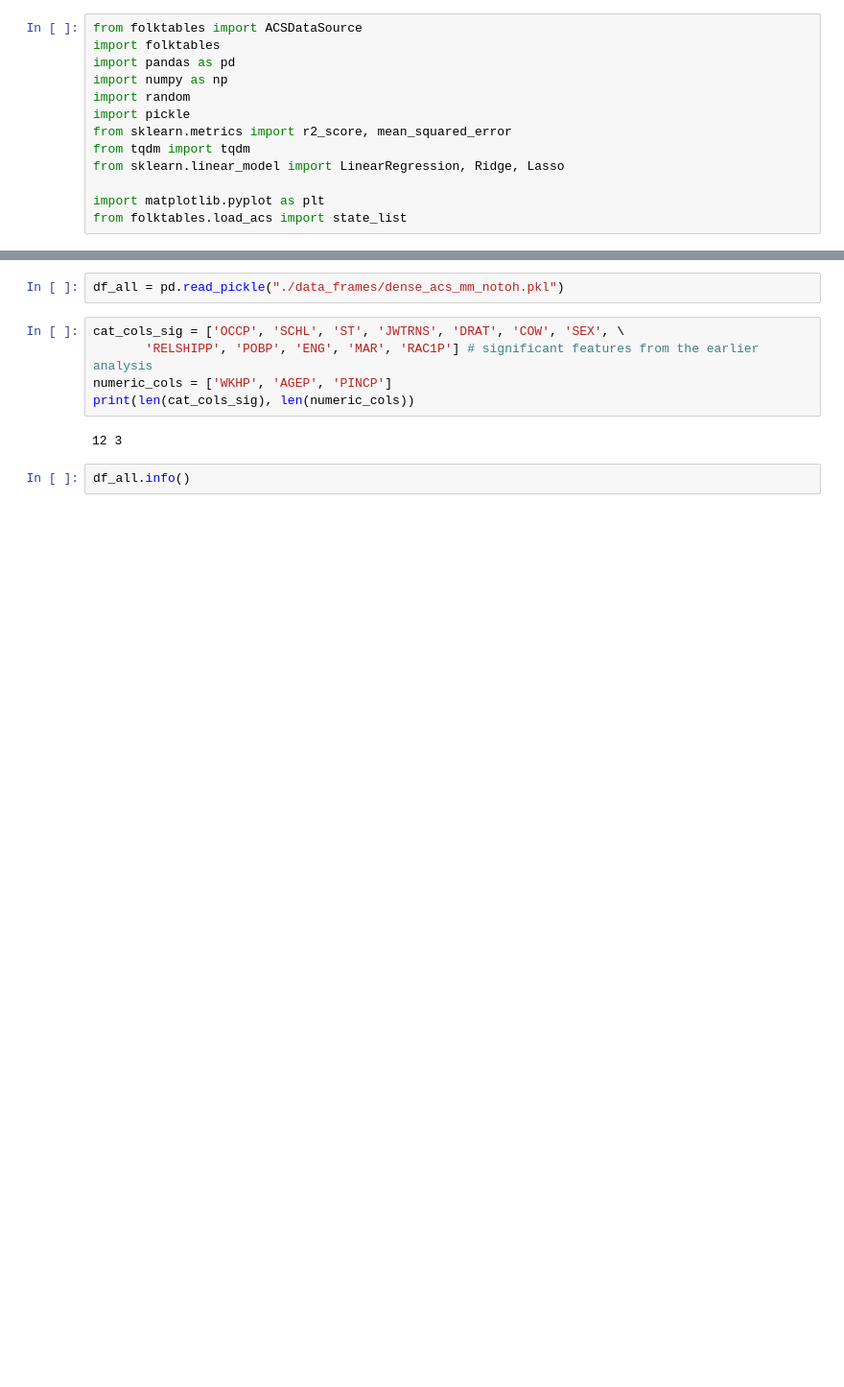
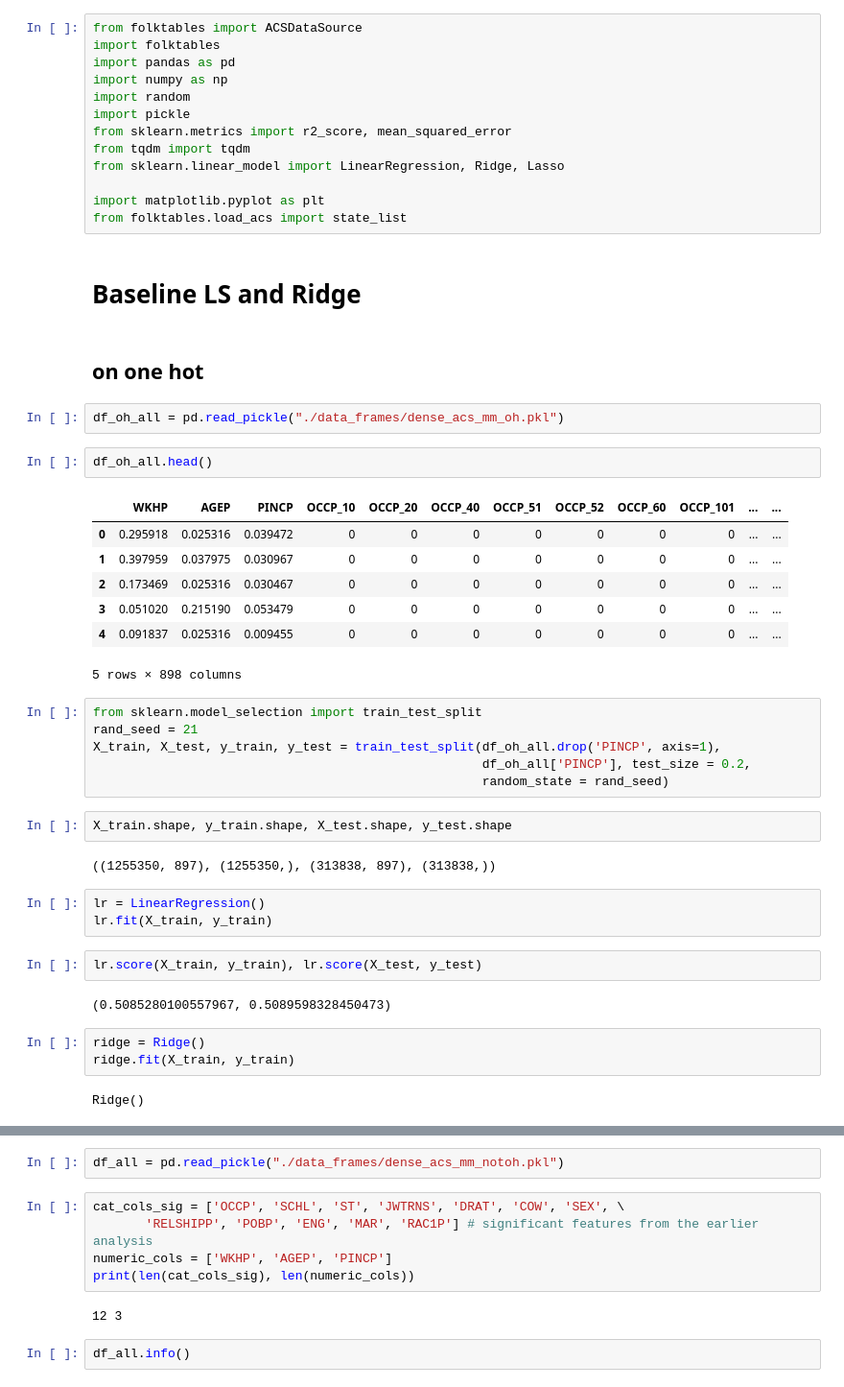
Before and after one commit to krishnacharya/multidecomp, a Jupyter notebook: nonlinearmodelsCheck.ipynb, the cells around one changed output, grey strips where cells are left out. Shown at 96% size. Drawn from its saved outputs; the diff is of its cells as text; blank space fills up the shorter version.

```diff
--- a/nonlinearmodelsCheck.ipynb
+++ b/nonlinearmodelsCheck.ipynb
@@ -11,3 +11,41 @@ from sklearn.linear_model import LinearRegression, Ridge, Lasso
 
 import matplotlib.pyplot as plt
 from folktables.load_acs import state_list
+# %% [markdown]
+# Baseline LS and Ridge
+# %% [markdown]
+## on one hot
+# %%
+df_oh_all = pd.read_pickle("./data_frames/dense_acs_mm_oh.pkl")
+# %%
+df_oh_all.head()
+# %% [output]
+|  | WKHP | AGEP | PINCP | OCCP_10 | OCCP_20 | OCCP_40 | OCCP_51 | OCCP_52 | OCCP_60 | OCCP_101 | ... | ... |
+| 0 | 0.295918 | 0.025316 | 0.039472 | 0 | 0 | 0 | 0 | 0 | 0 | 0 | ... | ... |
+| 1 | 0.397959 | 0.037975 | 0.030967 | 0 | 0 | 0 | 0 | 0 | 0 | 0 | ... | ... |
+| 2 | 0.173469 | 0.025316 | 0.030467 | 0 | 0 | 0 | 0 | 0 | 0 | 0 | ... | ... |
+| 3 | 0.051020 | 0.215190 | 0.053479 | 0 | 0 | 0 | 0 | 0 | 0 | 0 | ... | ... |
+| 4 | 0.091837 | 0.025316 | 0.009455 | 0 | 0 | 0 | 0 | 0 | 0 | 0 | ... | ... |
+5 rows × 898 columns
+# %%
+from sklearn.model_selection import train_test_split
+rand_seed = 21
+X_train, X_test, y_train, y_test = train_test_split(df_oh_all.drop('PINCP', axis=1),
+                                                    df_oh_all['PINCP'], test_size = 0.2,
+                                                    random_state = rand_seed)
+# %%
+X_train.shape, y_train.shape, X_test.shape, y_test.shape
+# %% [output]
+((1255350, 897), (1255350,), (313838, 897), (313838,))
+# %%
+lr = LinearRegression()
+lr.fit(X_train, y_train)
+# %%
+lr.score(X_train, y_train), lr.score(X_test, y_test)
+# %% [output]
+(0.5085280100557967, 0.5089598328450473)
+# %%
+ridge = Ridge()
+ridge.fit(X_train, y_train)
+# %% [output]
+Ridge()
```
Also changed, not shown: parts of 45 cells of this notebook, 1 other file.
